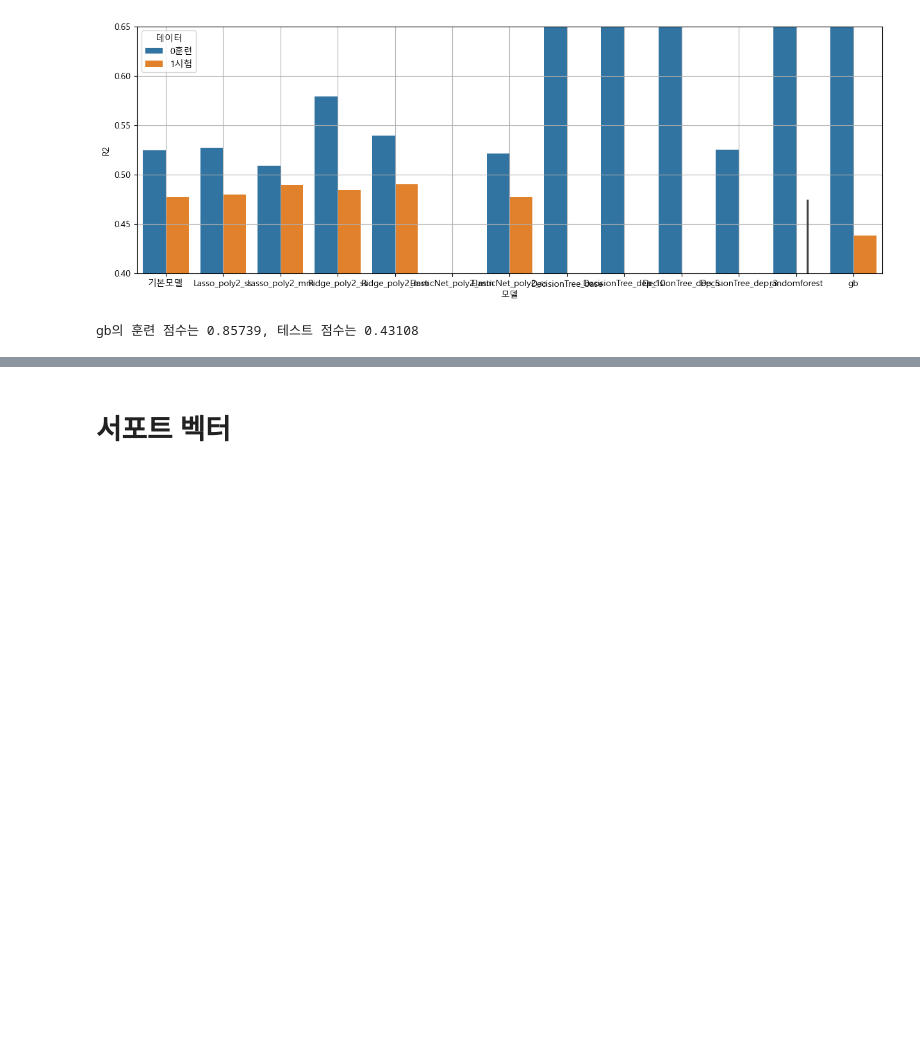
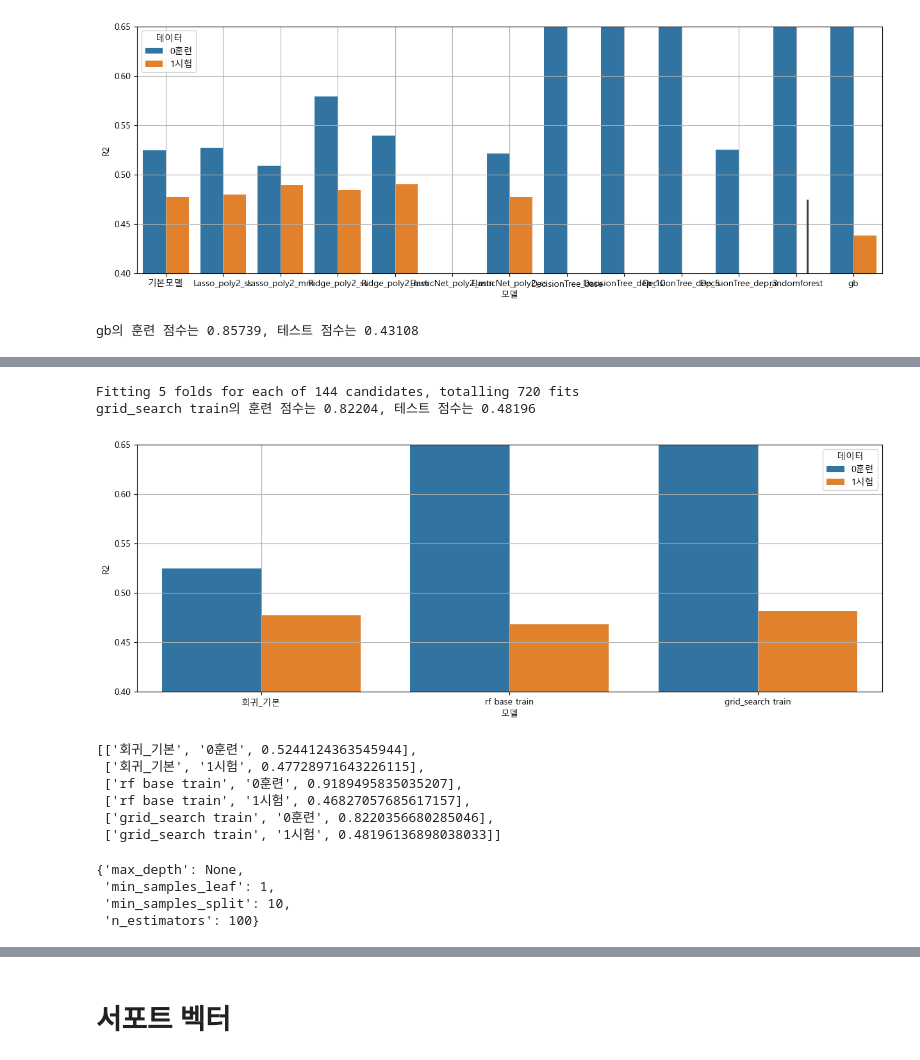
Before and after one commit to pookopook/AIchemist, a Jupyter notebook: ML_lecture/06_python_for_ML/day06_2선형회귀_정답지.ipynb, the cells around one changed output, grey strips where cells are left out. Cells and saved outputs as stored; diff of their text form; code cells hidden in the pictures; blank space fills up the shorter version.

```diff
--- a/ML_lecture/06_python_for_ML/day06_2선형회귀_정답지.ipynb
+++ b/ML_lecture/06_python_for_ML/day06_2선형회귀_정답지.ipynb
@@ -367,0 +394,48 @@ gb의 훈련 점수는 0.85739, 테스트 점수는 0.43108
+# %%
+# 하이퍼 파라메터 튜닝 : 그리드 서치
+# 튜닝
+# 랜덤포레스트의 주요 하이퍼파라메터
+# n_estimators : 트리의 개수
+# max_depth : 트리의 최대 깊이
+
+from sklearn.ensemble import RandomForestRegressor
+from sklearn.model_selection import GridSearchCV
+
+# parameter grid 설정
+param_grid = {
+    'n_estimators': [50, 100, 200, 500],
+    'max_depth': [None, 5, 10, 20],
+    'min_samples_split': [2, 5, 10],
+    'min_samples_leaf': [1, 2, 4]
+}
+rf = RandomForestRegressor(random_state=42)
+grid_search = GridSearchCV(estimator=rf,  # 어떤 모델을 쓸거냐
+                           param_grid=param_grid,
+                           cv=5,  # 교차검증 k폴드 교차검증
+                           n_jobs=-1,
+                           scoring='r2',
+                           verbose=2)
+rf.fit(X_train, y_train)
+모델성능(grid_search, X_train, X_test, desc= 'grid_search train')
+차트()
+# %% [output]
+Fitting 5 folds for each of 144 candidates, totalling 720 fits
+grid_search train의 훈련 점수는 0.82204, 테스트 점수는 0.48196
+[figure, added]
+# %%
+model_score
+# %% [output]
+[['회귀_기본', '0훈련', 0.5244124363545944],
+ ['회귀_기본', '1시험', 0.47728971643226115],
+ ['rf base train', '0훈련', 0.9189495835035207],
+ ['rf base train', '1시험', 0.46827057685617157],
+ ['grid_search train', '0훈련', 0.8220356680285046],
+ ['grid_search train', '1시험', 0.48196136898038033]]
+# %%
+# 어떤 파라메터가 가장 좋았는가?
+grid_search.best_params_
+# %% [output]
+{'max_depth': None,
+ 'min_samples_leaf': 1,
+ 'min_samples_split': 10,
+ 'n_estimators': 100}
```
Also changed, not shown: parts of 5 cells of this notebook.
